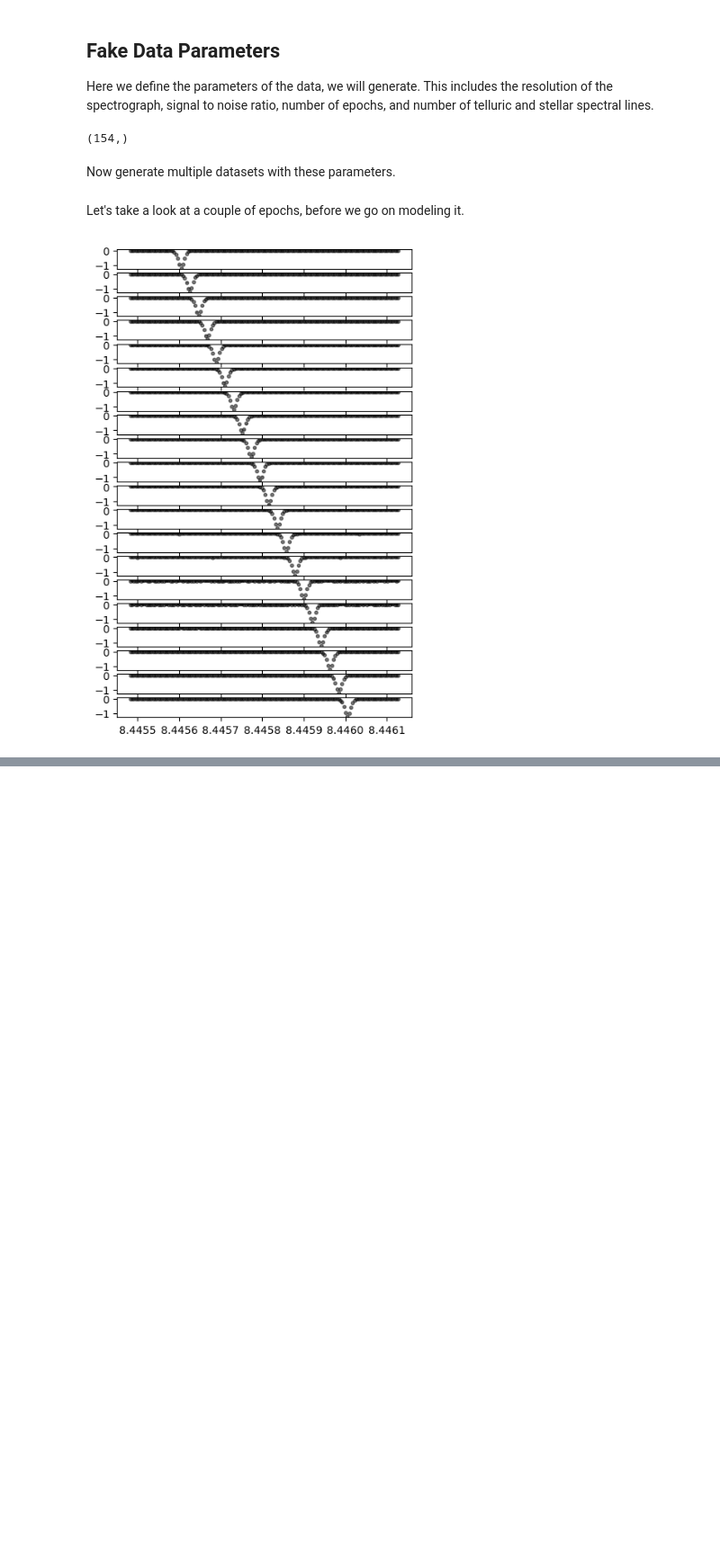
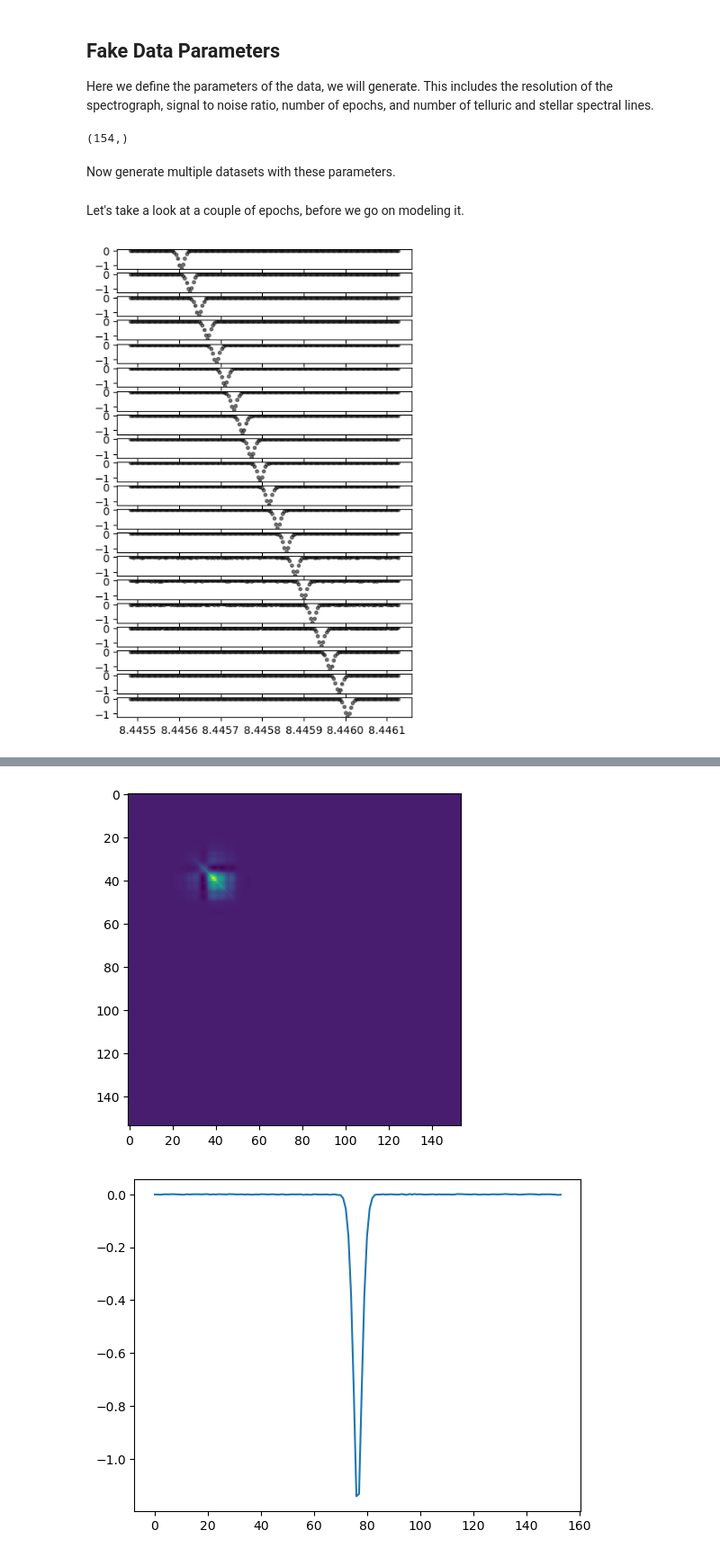
Before and after one commit to mdd423/wobble_jax, a Jupyter notebook: notebooks/01-testdata.ipynb, the cells around one changed output, grey strips where cells are left out. Shown at 90% size. Saved outputs shown, nothing was run; the diff lists cells and outputs as text; code cells hidden in the pictures; blank space fills up the shorter version.

Commit message:
plots for snr

```diff
--- a/notebooks/01-testdata.ipynb
+++ b/notebooks/01-testdata.ipynb
@@ -382,13 +395,12 @@ def reduce_fischer(model,f_info,reduce_index):
     print(fna_info.shape,fan_info.shape,faa_info.shape,fnn_info.shape)
     return fnn_info - (fan_info @ np.linalg.inv(faa_info) @ fna_info)
 
-def backwards_pass(model,xp,xq,f_info):
-    dtdf = jax.jacfwd(model.reverse, argnums=0)
-    return dtdf(model.get_parameters(),xp,metarow) @ f_info @ dtdf(model.get_parameters(),xp,metarow).transpose()
+def backwards_pass(model,xp,xq,f_info,metarowp={},metarowq={}):
+    dtdf = jax.jacfwd(lambda x,metarow: model.reverse(model(model.get_parameters(),x,metarow),x), argnums=0)
+    return dtdf(xp,metarowp).transpose() @ f_info @ dtdf(xp,metarowq)
 
 f_info = fischer_full(model, dataset, cpus[0])
 reduce_index = [1]
 reduce_info = reduce_fischer(model,f_info,reduce_index)
 
-
 snr = backwards_pass(model[1],x_grid,x_grid,reduce_info)
@@ -395,5 +415,12 @@ snr = backwards_pass(model[1],x_grid,x_grid,reduce_info)
 # %%
-reduce_info.shape
+plt.imshow(snr)
+plt.show()
+
+plt.plot(model[1]([],x_grid,{}))
+plt.show()
+# %% [output]
+[figure, added]
+[figure, added]
 # %%
 plt.imshow(reduce_info,vmin=0,vmax=1e8)
 plt.show()
```
Also changed, not shown: parts of 5 cells of this notebook.
